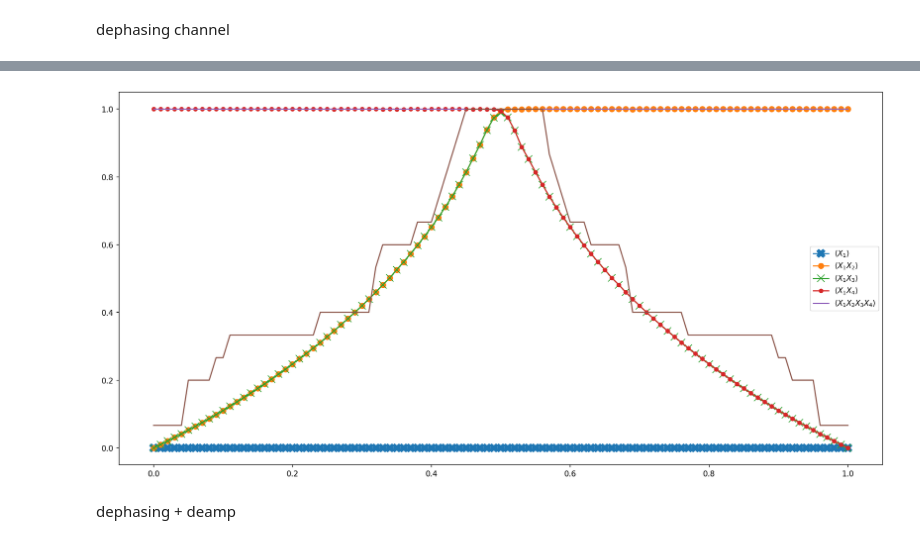
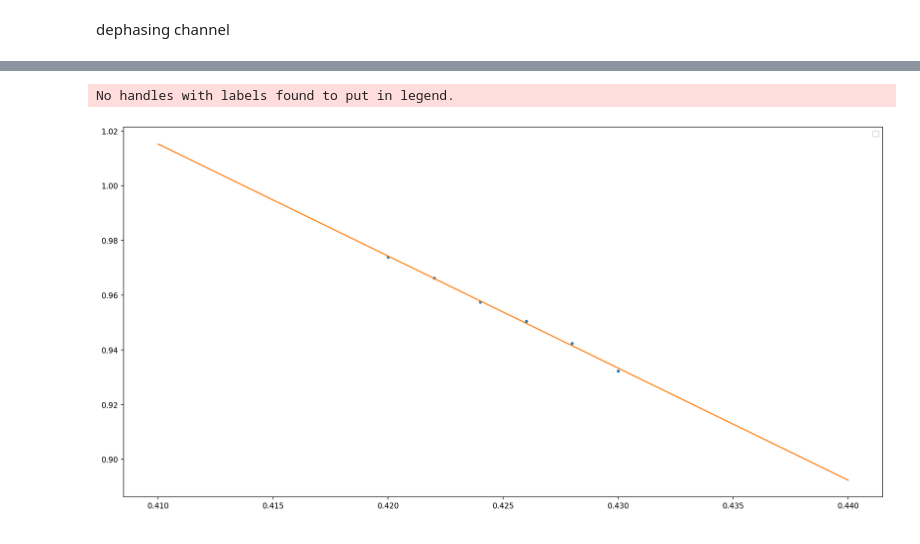
Before and after one commit to Zhuan-pitt/Toric_Code, a Jupyter notebook: quantum_channel.ipynb, the cells around one changed output, grey strips where cells are left out. Saved outputs shown, nothing was run; the diff lists cells and outputs as text; code cells hidden in the pictures.

```diff
--- a/quantum_channel.ipynb
+++ b/quantum_channel.ipynb
@@ -221,14 +498,15 @@ for p in rng:
 # %%
 pyplot.figure(figsize=(18,9),dpi = 150)
-pyplot.plot(rng,np.abs(lam1s),'X-',label = '$\langle X_1\\rangle$',markersize=11)
-pyplot.plot(rng,np.abs(lam12s),'o-',label = '$\langle X_1X_2 \\rangle$',markersize=7)
-pyplot.plot(rng,np.abs(lam13s),'x-',label = '$\langle X_1X_3\\rangle$',markersize=10)
-pyplot.plot(rng,np.abs(lam14s),'.-',label = '$\langle X_1X_4\\rangle$',markersize=10)
-pyplot.plot(rng,np.abs(lam1234s),label = '$\langle X_1X_2X_3X_4\\rangle$')
-pyplot.plot(rng,np.array(dims)/15)
+#pyplot.plot(rng,np.abs(lam12s),'X-',label = '$\langle X_1X_2\\rangle$',markersize=11)
+#pyplot.plot(rng,np.abs(lam13s),'o-',label = '$\langle X_1X_3 \\rangle$',markersize=7)
+#pyplot.plot(rng,np.abs(lam14s),'x-',label = '$\langle X_1X_4\\rangle$',markersize=10)
+#pyplot.plot(rng,np.abs(lam15s),'.-',label = '$\langle X_1X_5\\rangle$',markersize=10)
+#pyplot.plot(np.arange(0.42,0.4301,0.002),np.abs(lam16s),'.',label = '$\langle X_1X_6\\rangle$')
+pyplot.plot(x,y,'.')
+pyplot.plot(np.arange(0.41,0.44,0.01),k*np.arange(0.41,0.44,0.01)+d)
+#pyplot.plot(rng,np.array(dims)/10)
 pyplot.legend()
 pyplot.show()
 # %% [output]
+No handles with labels found to put in legend.
-[figure, old version]
+[figure, new version]
-# %% [markdown]
-dephasing + deamp
```
Also changed, not shown: parts of 35 cells of this notebook, 6 other files.
